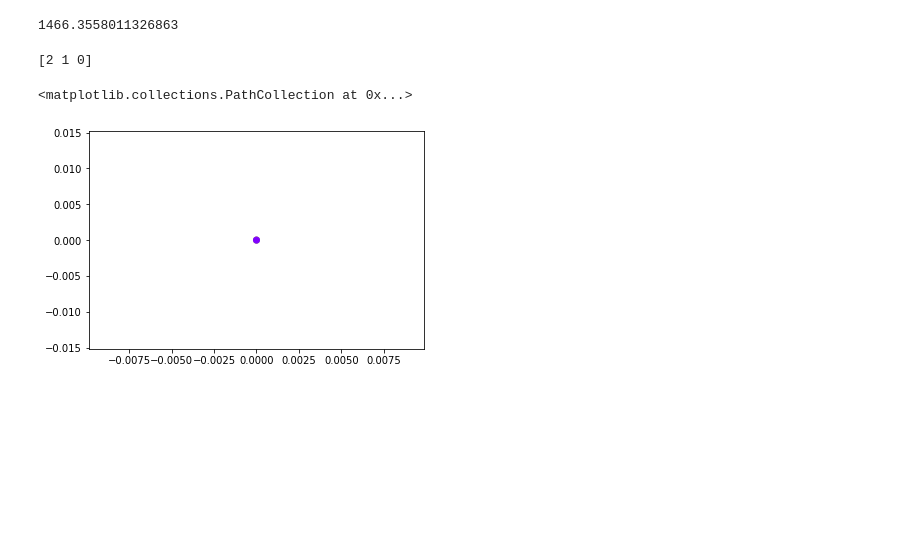
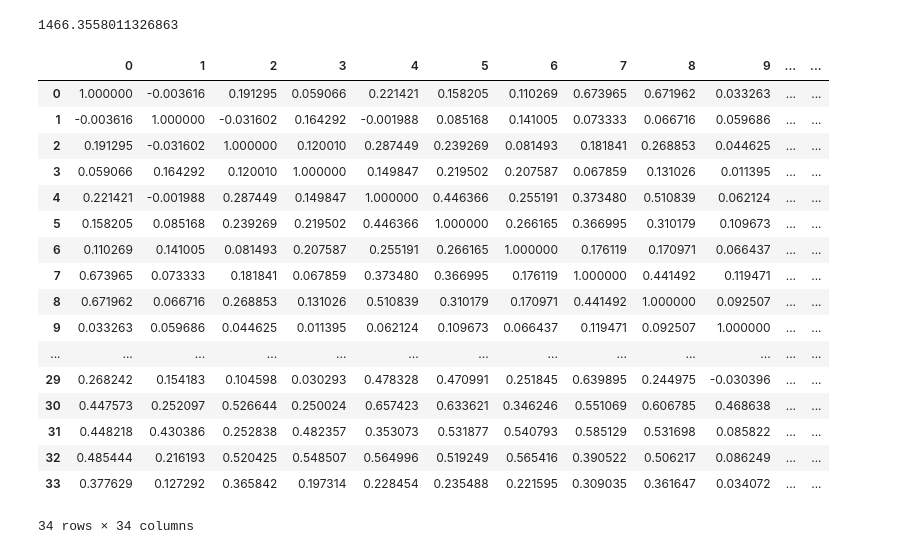
Before and after one commit to siddheshih/Finance_code, a Jupyter notebook: Functions.ipynb, the cells around one changed output. Cells and saved outputs as stored; diff of their text form; code cells hidden in the pictures; blank space fills up the shorter version.

```diff
--- a/Functions.ipynb
+++ b/Functions.ipynb
@@ -780,20 +784,26 @@ obj4=kumaraswamy_scaled(0.7,0.2,1000,2000)
 obj3.get_mean()
 # %% [output]
 1466.3558011326863
-# %%
-## Experiment That didn't work out
-obj2.matrix_clus()
-
-cluster = AgglomerativeClustering(n_clusters=3, affinity='euclidean', linkage='ward')
-cluster.fit_predict(obj2.p2)
-
-
-
-print(cluster.labels_)
-
-
-plt.scatter(obj2.p2[:,0],obj2.p2[:,1], c=cluster.labels_, cmap='rainbow')
-# %% [output]
-[2 1 0]
-<matplotlib.collections.PathCollection at 0x...>
-[figure, removed]
+# %%
+df=pd.read_excel('corr.xlsx',sheet_name='Correlation',header=None)
+# %%
+df
+# %% [output]
+|  | 0 | 1 | 2 | 3 | 4 | 5 | 6 | 7 | 8 | 9 | ... | ... |
+| 0 | 1.000000 | -0.003616 | 0.191295 | 0.059066 | 0.221421 | 0.158205 | 0.110269 | 0.673965 | 0.671962 | 0.033263 | ... | ... |
+| 1 | -0.003616 | 1.000000 | -0.031602 | 0.164292 | -0.001988 | 0.085168 | 0.141005 | 0.073333 | 0.066716 | 0.059686 | ... | ... |
+| 2 | 0.191295 | -0.031602 | 1.000000 | 0.120010 | 0.287449 | 0.239269 | 0.081493 | 0.181841 | 0.268853 | 0.044625 | ... | ... |
+| 3 | 0.059066 | 0.164292 | 0.120010 | 1.000000 | 0.149847 | 0.219502 | 0.207587 | 0.067859 | 0.131026 | 0.011395 | ... | ... |
+| 4 | 0.221421 | -0.001988 | 0.287449 | 0.149847 | 1.000000 | 0.446366 | 0.255191 | 0.373480 | 0.510839 | 0.062124 | ... | ... |
+| 5 | 0.158205 | 0.085168 | 0.239269 | 0.219502 | 0.446366 | 1.000000 | 0.266165 | 0.366995 | 0.310179 | 0.109673 | ... | ... |
+| 6 | 0.110269 | 0.141005 | 0.081493 | 0.207587 | 0.255191 | 0.266165 | 1.000000 | 0.176119 | 0.170971 | 0.066437 | ... | ... |
+| 7 | 0.673965 | 0.073333 | 0.181841 | 0.067859 | 0.373480 | 0.366995 | 0.176119 | 1.000000 | 0.441492 | 0.119471 | ... | ... |
+| 8 | 0.671962 | 0.066716 | 0.268853 | 0.131026 | 0.510839 | 0.310179 | 0.170971 | 0.441492 | 1.000000 | 0.092507 | ... | ... |
+| 9 | 0.033263 | 0.059686 | 0.044625 | 0.011395 | 0.062124 | 0.109673 | 0.066437 | 0.119471 | 0.092507 | 1.000000 | ... | ... |
+| ... | ... | ... | ... | ... | ... | ... | ... | ... | ... | ... | ... | ... |
+| 29 | 0.268242 | 0.154183 | 0.104598 | 0.030293 | 0.478328 | 0.470991 | 0.251845 | 0.639895 | 0.244975 | -0.030396 | ... | ... |
+| 30 | 0.447573 | 0.252097 | 0.526644 | 0.250024 | 0.657423 | 0.633621 | 0.346246 | 0.551069 | 0.606785 | 0.468638 | ... | ... |
+| 31 | 0.448218 | 0.430386 | 0.252838 | 0.482357 | 0.353073 | 0.531877 | 0.540793 | 0.585129 | 0.531698 | 0.085822 | ... | ... |
+| 32 | 0.485444 | 0.216193 | 0.520425 | 0.548507 | 0.564996 | 0.519249 | 0.565416 | 0.390522 | 0.506217 | 0.086249 | ... | ... |
+| 33 | 0.377629 | 0.127292 | 0.365842 | 0.197314 | 0.228454 | 0.235488 | 0.221595 | 0.309035 | 0.361647 | 0.034072 | ... | ... |
+34 rows × 34 columns
```
Also changed, not shown: parts of 26 cells of this notebook, 4 other files.
